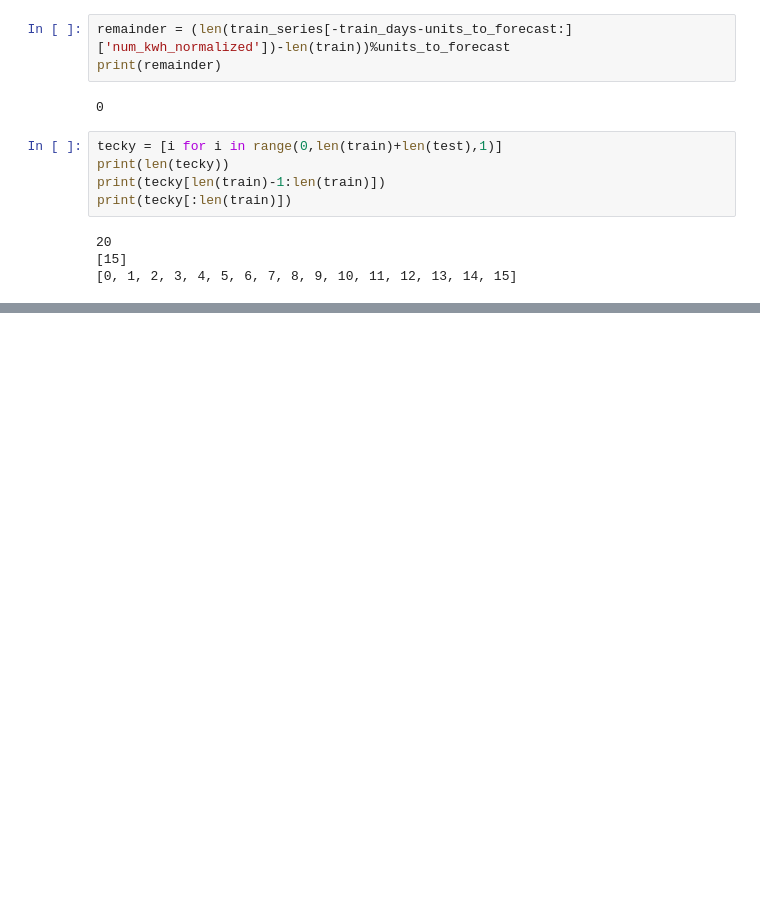
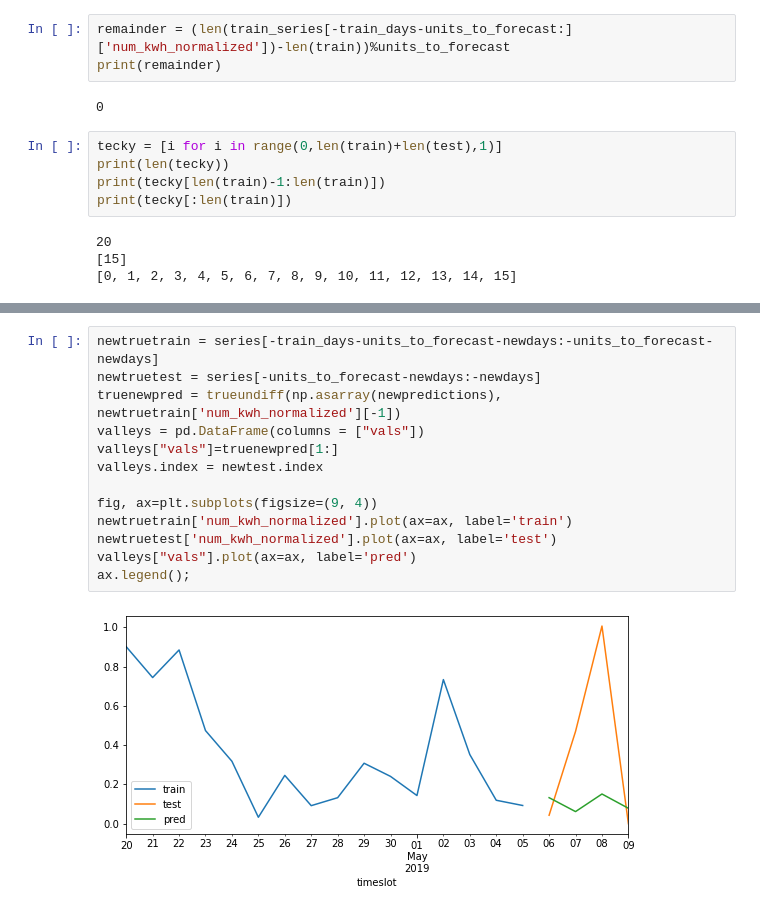
Before and after one commit to 4ug-aug/Otovo-OptimalControl, a Jupyter notebook: Random_Forest_Hyperparameter_Tuning.ipynb, the cells around one changed output, grey strips where cells are left out. Saved outputs shown, nothing was run; the diff lists cells and outputs as text; blank space fills up the shorter version.

```diff
--- a/Random_Forest_Hyperparameter_Tuning.ipynb
+++ b/Random_Forest_Hyperparameter_Tuning.ipynb
@@ -443,0 +500,15 @@ print(tecky[:len(train)])
+# %%
+newtruetrain = series[-train_days-units_to_forecast-newdays:-units_to_forecast-newdays]
+newtruetest = series[-units_to_forecast-newdays:-newdays]
+truenewpred = trueundiff(np.asarray(newpredictions), newtruetrain['num_kwh_normalized'][-1])
+valleys = pd.DataFrame(columns = ["vals"])
+valleys["vals"]=truenewpred[1:]
+valleys.index = newtest.index
+
+fig, ax=plt.subplots(figsize=(9, 4))
+newtruetrain['num_kwh_normalized'].plot(ax=ax, label='train')
+newtruetest['num_kwh_normalized'].plot(ax=ax, label='test')
+valleys["vals"].plot(ax=ax, label='pred')
+ax.legend();
+# %% [output]
+[figure, added]
```
Also changed, not shown: parts of 7 cells of this notebook, 1 other file.
